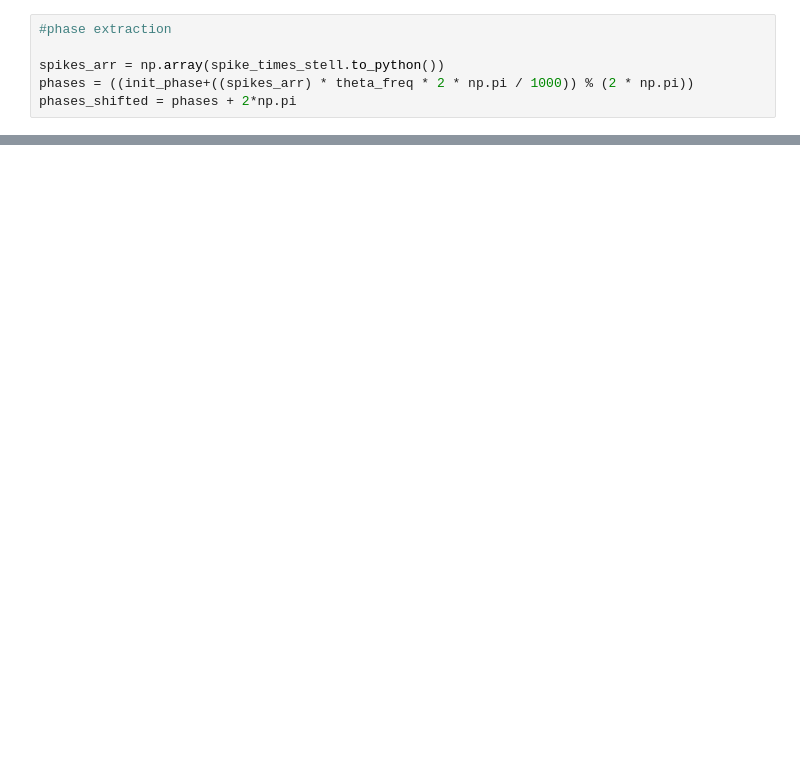
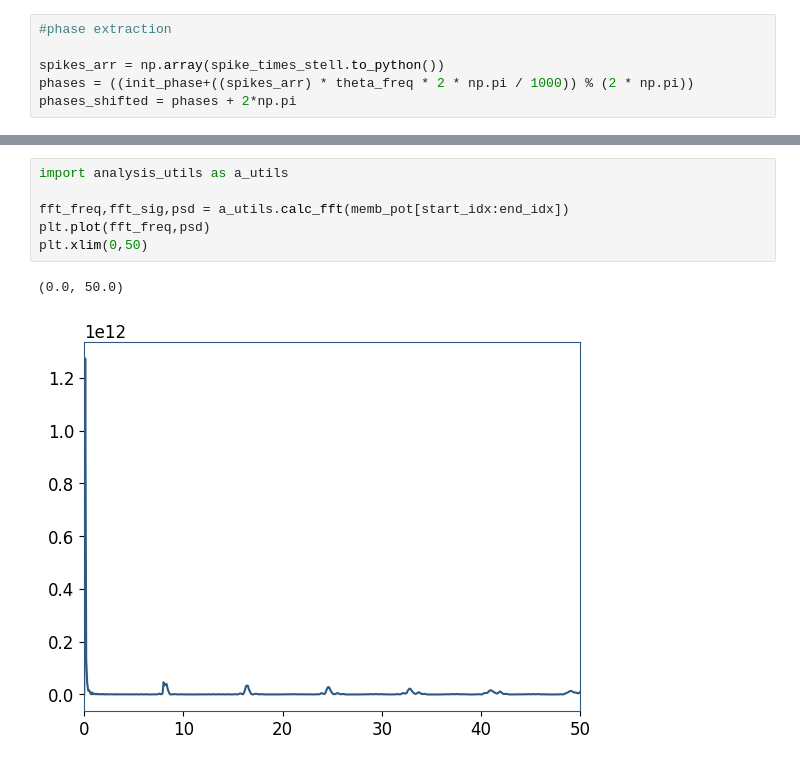
Before and after one commit to tiny-infinity/GridCellsTheta, a Jupyter notebook: phase_prec_final.ipynb, the cells around one changed output, grey strips where cells are left out. Drawn from its saved outputs; the diff is of its cells as text; blank space fills up the shorter version.

```diff
--- a/phase_prec_final.ipynb
+++ b/phase_prec_final.ipynb
@@ -207,0 +216,9 @@ plt.show()
+# %%
+import analysis_utils as a_utils
+
+fft_freq,fft_sig,psd = a_utils.calc_fft(memb_pot[start_idx:end_idx])
+plt.plot(fft_freq,psd)
+plt.xlim(0,50)
+# %% [output]
+(0.0, 50.0)
+[figure, added]
```
Also changed, not shown: parts of 15 cells of this notebook, 11 other files.
